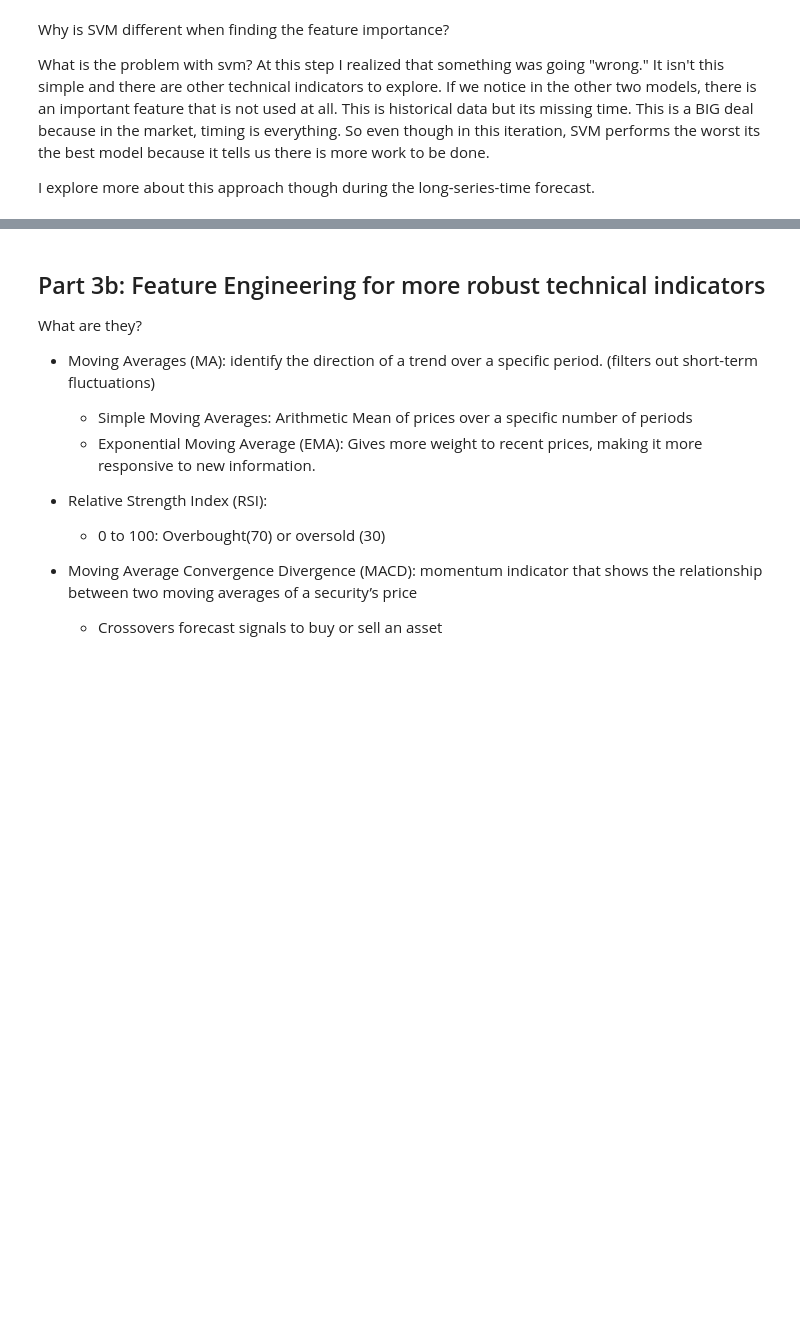
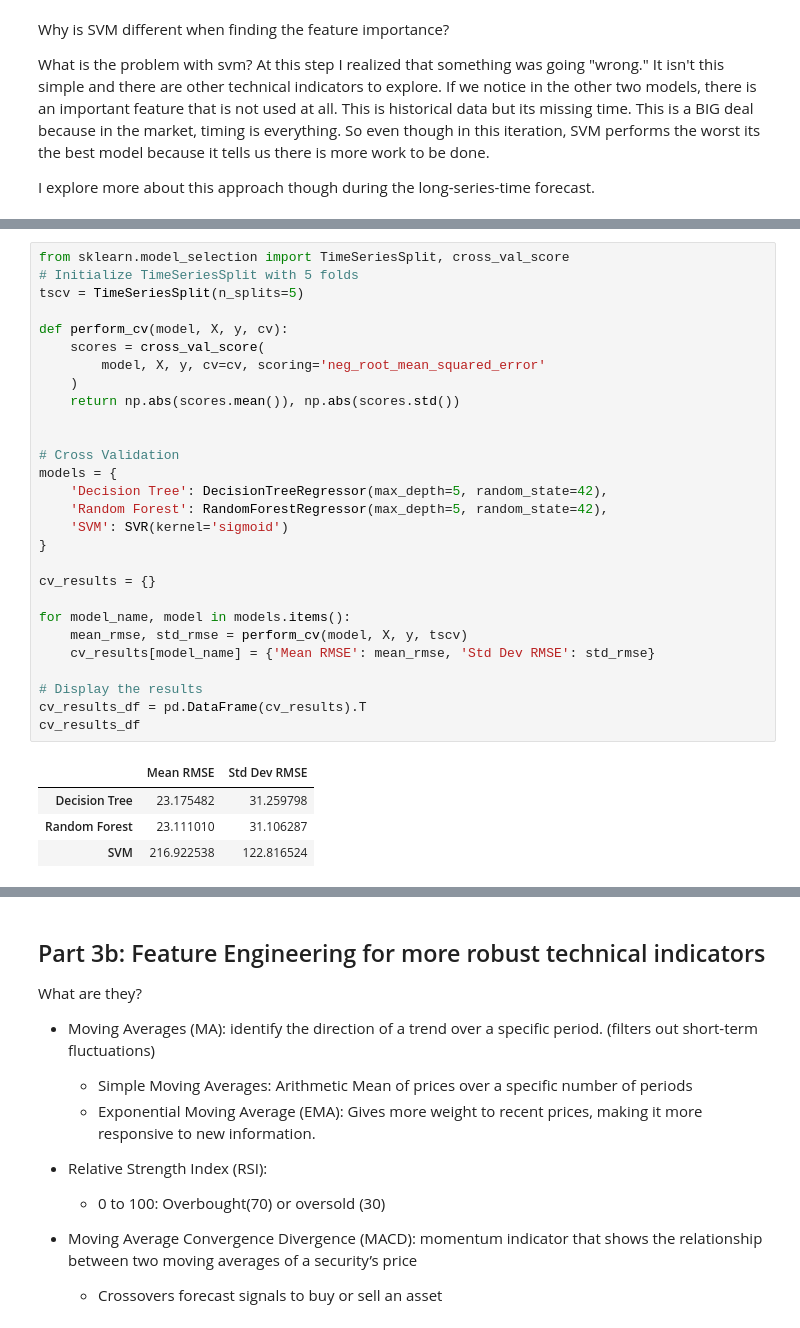
Before and after one commit to brand-ing/fuzzy-carnival, a Jupyter notebook: notebook.ipynb, the cells around one changed output, grey strips where cells are left out. Saved outputs shown, nothing was run; the diff lists cells and outputs as text; blank space fills up the shorter version.

```diff
--- a/notebook.ipynb
+++ b/notebook.ipynb
@@ -325,0 +325,33 @@ KeyboardInterrupt:
+# %%
+from sklearn.model_selection import TimeSeriesSplit, cross_val_score
+# Initialize TimeSeriesSplit with 5 folds
+tscv = TimeSeriesSplit(n_splits=5)
+
+def perform_cv(model, X, y, cv):
+    scores = cross_val_score(
+        model, X, y, cv=cv, scoring='neg_root_mean_squared_error'
+    )
+    return np.abs(scores.mean()), np.abs(scores.std())
+
+
+# Cross Validation
+models = {
+    'Decision Tree': DecisionTreeRegressor(max_depth=5, random_state=42),
+    'Random Forest': RandomForestRegressor(max_depth=5, random_state=42),
+    'SVM': SVR(kernel='sigmoid')
+}
+
+cv_results = {}
+
+for model_name, model in models.items():
+    mean_rmse, std_rmse = perform_cv(model, X, y, tscv)
+    cv_results[model_name] = {'Mean RMSE': mean_rmse, 'Std Dev RMSE': std_rmse}
+
+# Display the results
+cv_results_df = pd.DataFrame(cv_results).T
+cv_results_df
+# %% [output]
+|  | Mean RMSE | Std Dev RMSE |
+| Decision Tree | 23.175482 | 31.259798 |
+| Random Forest | 23.111010 | 31.106287 |
+| SVM | 216.922538 | 122.816524 |
```
Also changed, not shown: parts of 32 cells of this notebook.
